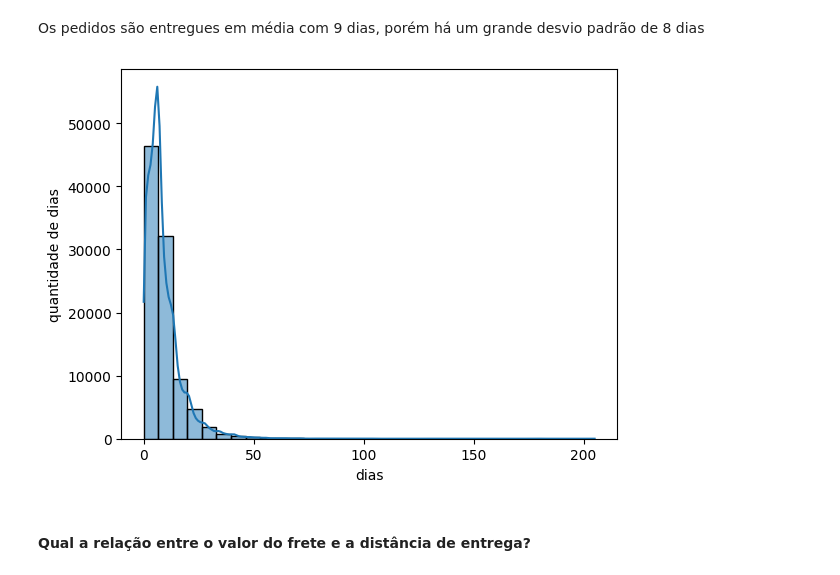
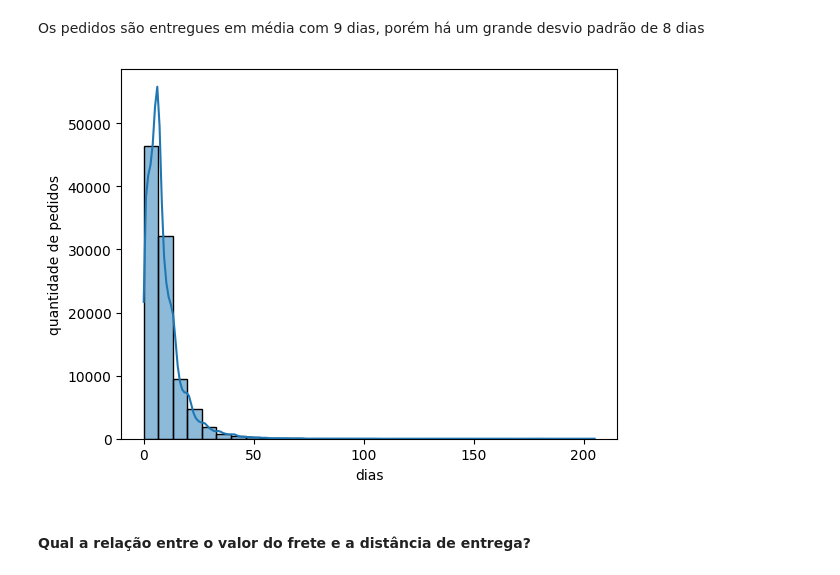
Before and after one commit to marcello10/triggo-ai-olist, a Jupyter notebook: analyses-olist.ipynb, the cells around one changed output. Cells and saved outputs as stored; diff of their text form; code cells hidden in the pictures.

```diff
--- a/analyses-olist.ipynb
+++ b/analyses-olist.ipynb
@@ -811,10 +828,10 @@ delivery_days  = shipping_time.dt.days
 # %%
 sns.histplot(delivery_days,bins=31,kde=True)
 plt.xlabel('dias')
-plt.ylabel('quantidade de dias')
+plt.ylabel('quantidade de pedidos')
 plt.show()
 # %% [output]
-[figure, old version]
+[figure, new version]
 # %% [markdown]
 #### Qual a relação entre o valor do frete e a distância de entrega?
 # %% [markdown]
```
Also changed, not shown: parts of 35 cells of this notebook, 1 other file.
